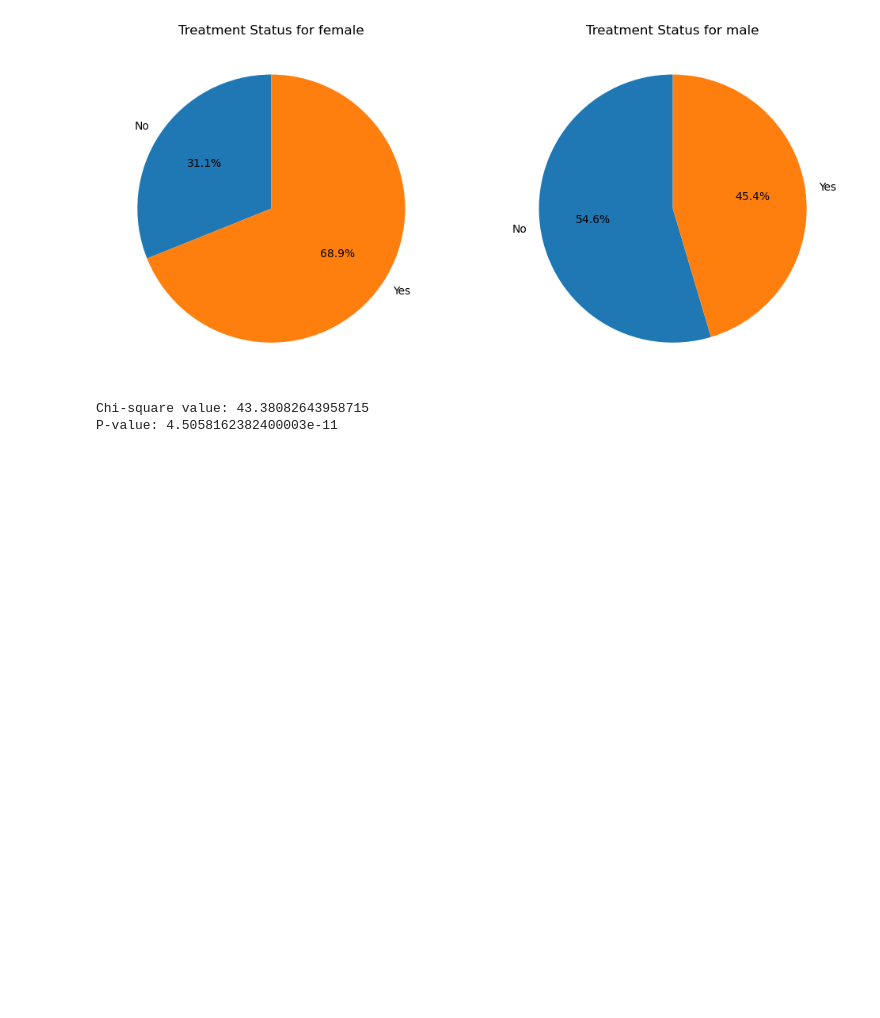
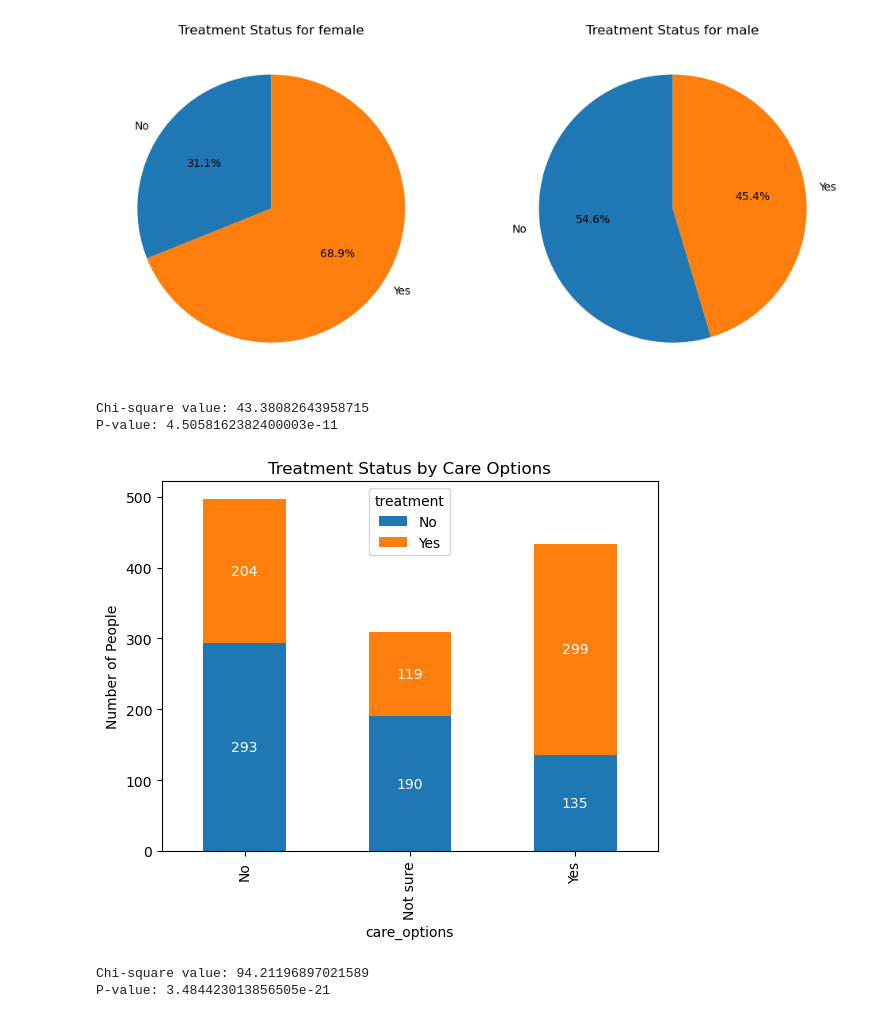
Before and after one commit to Bettypani/mental-health-survey-analysis, a Jupyter notebook: code/survey-data-script.ipynb, the cells around one changed output. Cells and saved outputs as stored; diff of their text form; code cells hidden in the pictures; blank space fills up the shorter version.

```diff
--- a/code/survey-data-script.ipynb
+++ b/code/survey-data-script.ipynb
@@ -61,3 +61,31 @@ print(f"P-value: {p}")
 [figure]
 Chi-square value: 43.38082643958715
 P-value: 4.5058162382400003e-11
+# %%
+care_options_treatment_counts = survey_data_df.groupby(['care_options', 'treatment']).size().unstack().fillna(0)
+
+# Plot bar chart
+ax = care_options_treatment_counts.plot(kind='bar', stacked=True)
+ax.set_ylabel('Number of People')
+ax.set_title('Treatment Status by Care Options')
+
+for p in ax.patches:
+    width, height = p.get_width(), p.get_height()
+    x, y = p.get_xy()
+    ax.annotate(f'{height:.0f}', (x + width / 2, y + height / 2), ha='center', va='center', color='white')
+
+plt.show()
+
+# create a contingency table for stat calcs
+contingency_table = pd.crosstab(survey_data_df['care_options'], survey_data_df['treatment'])
+
+# perform chi-square test
+chi2, p, _, _ = st.chi2_contingency(contingency_table)
+
+# print results of stat calcs
+print(f"Chi-square value: {chi2}")
+print(f"P-value: {p}")
+# %% [output]
+[figure, added]
+Chi-square value: 94.21196897021589
+P-value: 3.484423013856505e-21
```
